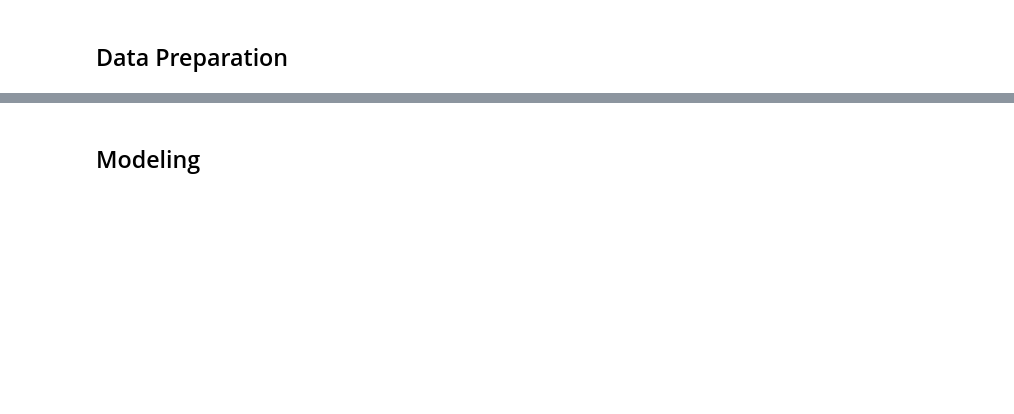
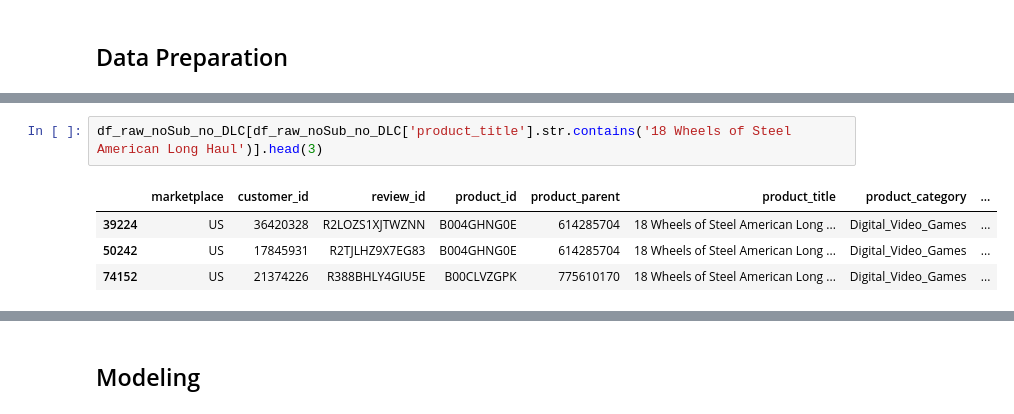
Before and after one commit to JuanMa894/VGames-rec-system, a Jupyter notebook: VGames-rec-system.ipynb, the cells around one changed output, grey strips where cells are left out. Cells and saved outputs as stored; diff of their text form; blank space fills up the shorter version.

```diff
--- a/VGames-rec-system.ipynb
+++ b/VGames-rec-system.ipynb
@@ -110,0 +332,7 @@ it doesnt specify if the subscription is for 1, 3 or 12 months
+# %%
+df_raw_noSub_no_DLC[df_raw_noSub_no_DLC['product_title'].str.contains('18 Wheels of Steel American Long Haul')].head(3)
+# %% [output]
+|  | marketplace | customer_id | review_id | product_id | product_parent | product_title | product_category | ... |
+| 39224 | US | 36420328 | R2LOZS1XJTWZNN | B004GHNG0E | 614285704 | 18 Wheels of Steel American Long ... | Digital_Video_Games | ... |
+| 50242 | US | 17845931 | R2TJLHZ9X7EG83 | B004GHNG0E | 614285704 | 18 Wheels of Steel American Long ... | Digital_Video_Games | ... |
+| 74152 | US | 21374226 | R388BHLY4GIU5E | B00CLVZGPK | 775610170 | 18 Wheels of Steel American Long ... | Digital_Video_Games | ... |
```
Also changed, not shown: parts of 39 cells of this notebook.
